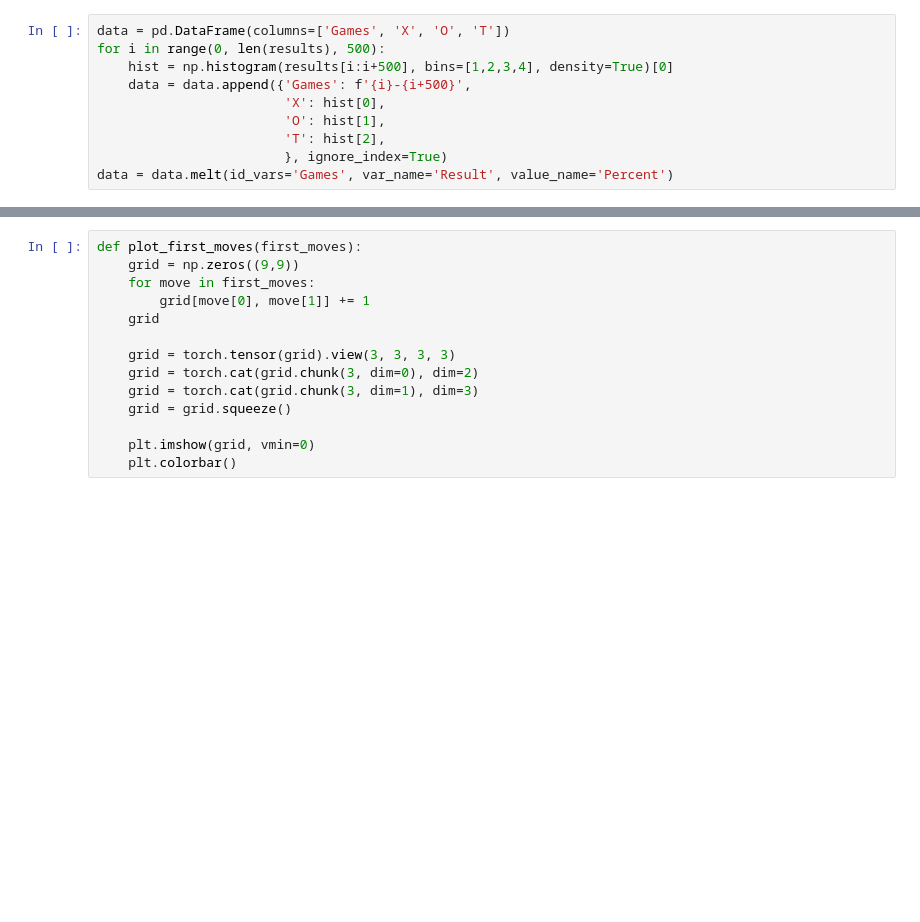
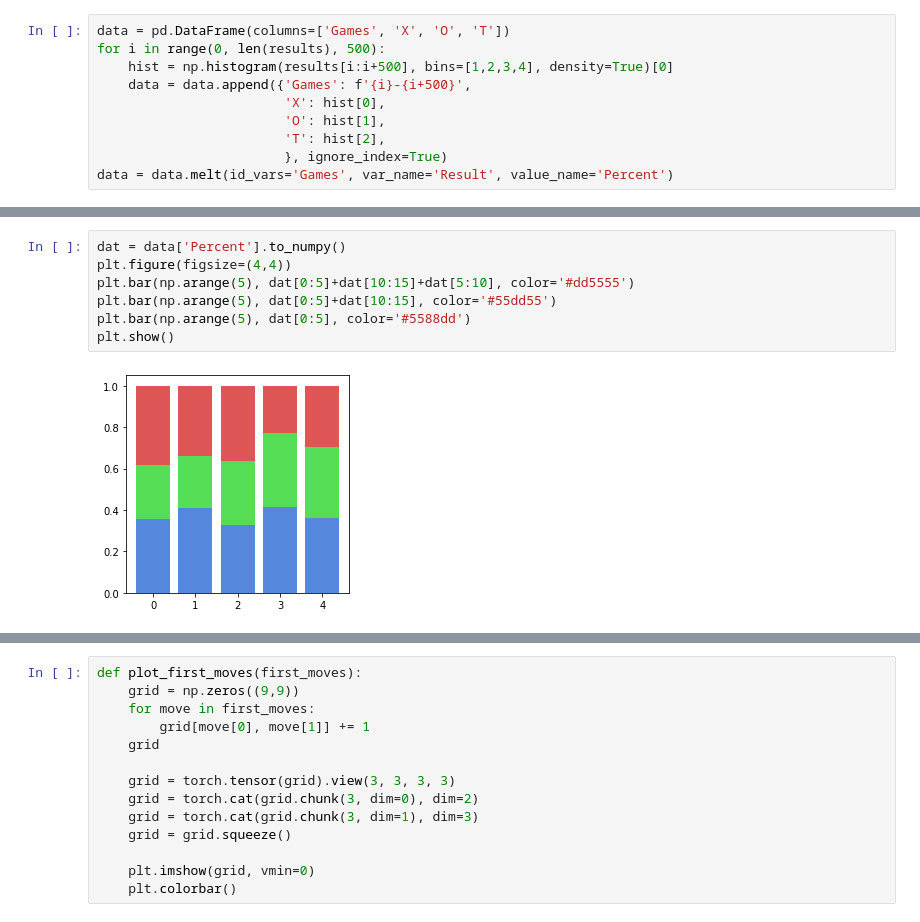
Before and after one commit to fqjin/ultimate-tictactoe, a Jupyter notebook: notebooks/Selfplay.ipynb, the cells around one changed output, grey strips where cells are left out. Saved outputs shown, nothing was run; the diff lists cells and outputs as text; blank space fills up the shorter version.

```diff
--- a/notebooks/Selfplay.ipynb
+++ b/notebooks/Selfplay.ipynb
@@ -46 +45,10 @@ plt.show()
+# %%
+dat = data['Percent'].to_numpy()
+plt.figure(figsize=(4,4))
+plt.bar(np.arange(5), dat[0:5]+dat[10:15]+dat[5:10], color='#dd5555')
+plt.bar(np.arange(5), dat[0:5]+dat[10:15], color='#55dd55')
+plt.bar(np.arange(5), dat[0:5], color='#5588dd')
+plt.show()
+# %% [output]
+[figure, added]
 # %%
```
Also changed, not shown: parts of 5 cells of this notebook, 5 other files.
